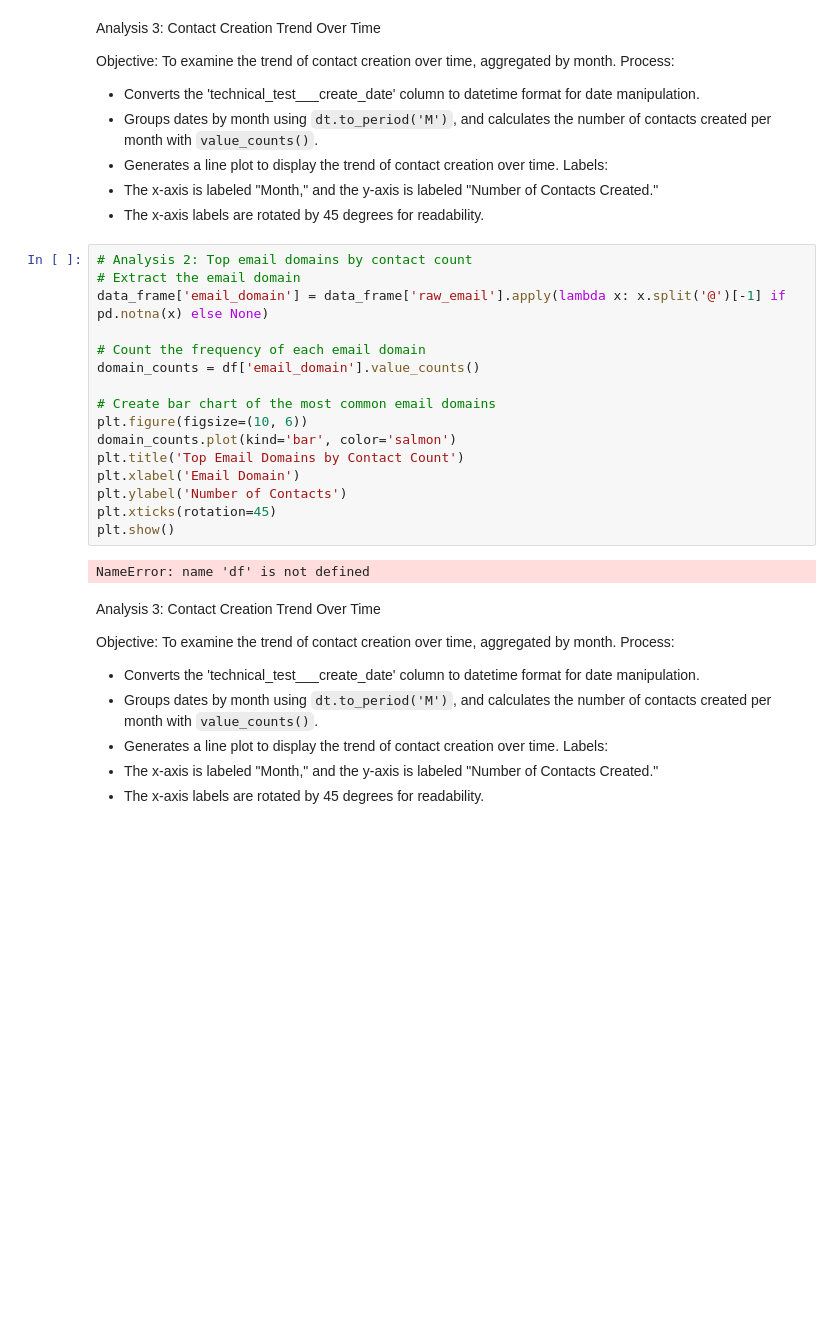
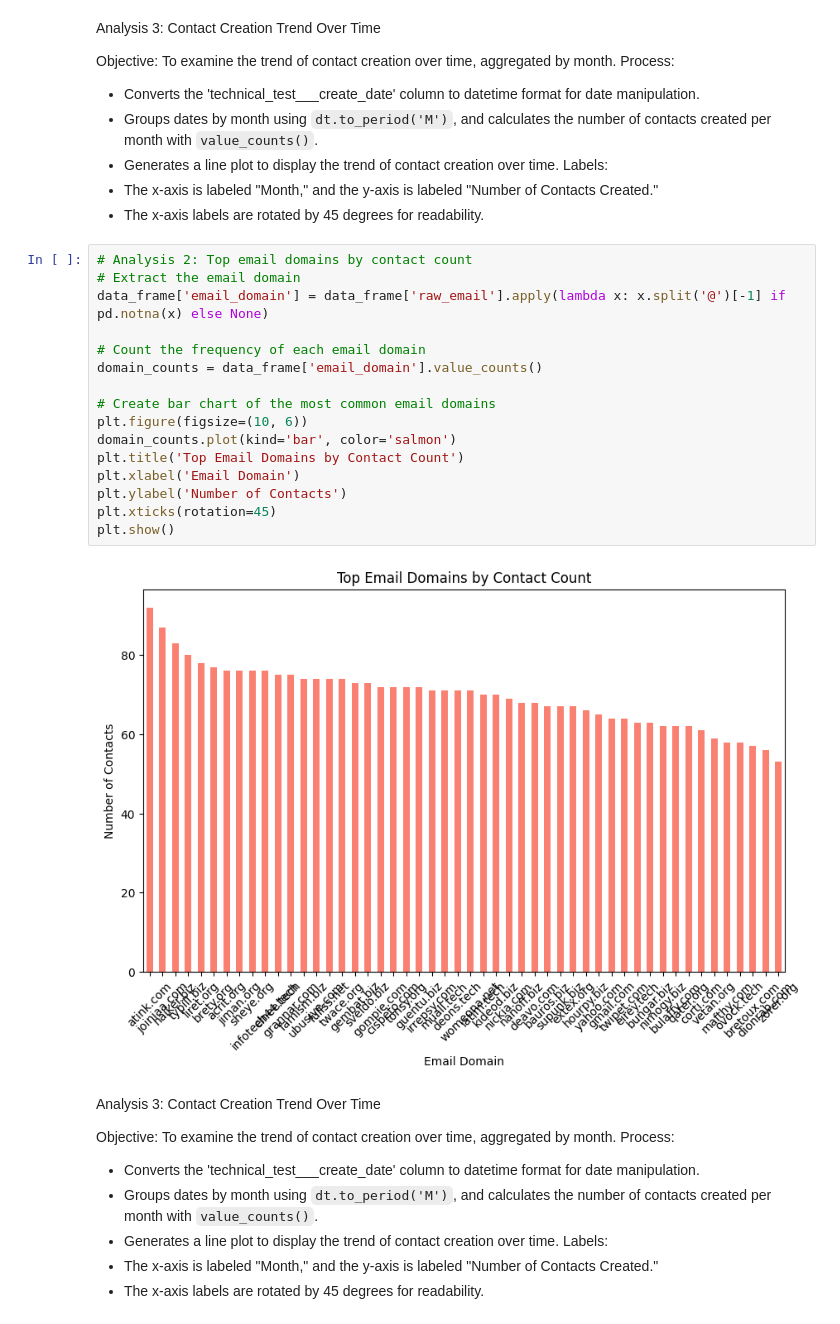
Before and after one commit to MigeruRohasu/Technical-Test-Phase-II, a Jupyter notebook: deliverable.ipynb, the cells around one changed output. Drawn from its saved outputs; the diff is of its cells as text; blank space fills up the shorter version.

```diff
--- a/deliverable.ipynb
+++ b/deliverable.ipynb
@@ -109,21 +109,21 @@ Labels:
 # %%
 # Analysis 2: Top email domains by contact count
 # Extract the email domain
 data_frame['email_domain'] = data_frame['raw_email'].apply(lambda x: x.split('@')[-1] if pd.notna(x) else None)
 
 # Count the frequency of each email domain
-domain_counts = df['email_domain'].value_counts()
+domain_counts = data_frame['email_domain'].value_counts()
 
 # Create bar chart of the most common email domains
 plt.figure(figsize=(10, 6))
 domain_counts.plot(kind='bar', color='salmon')
 plt.title('Top Email Domains by Contact Count')
 plt.xlabel('Email Domain')
 plt.ylabel('Number of Contacts')
 plt.xticks(rotation=45)
 plt.show()
 # %% [output]
-NameError: name 'df' is not defined
+[figure, added]
 # %% [markdown]
 Analysis 3: Contact Creation Trend Over Time
 
```
Also changed, not shown: parts of 2 cells of this notebook.
